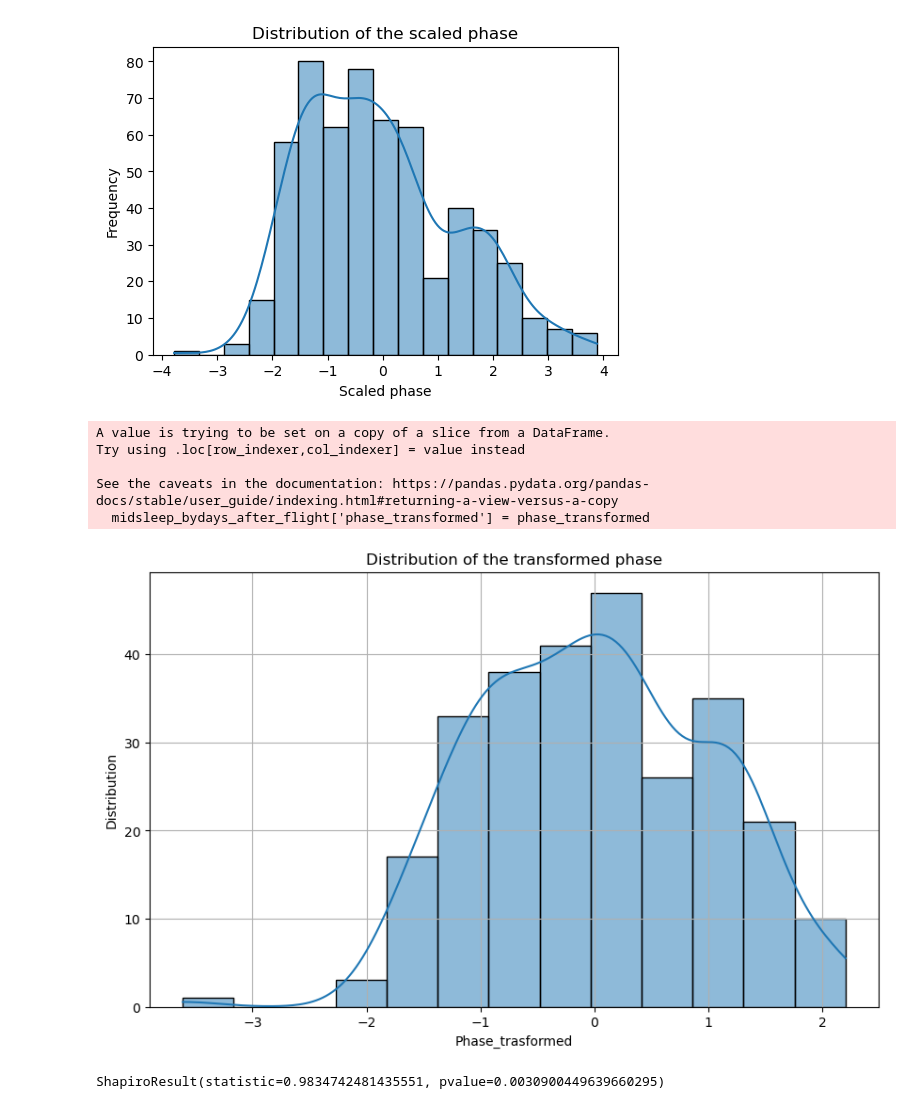
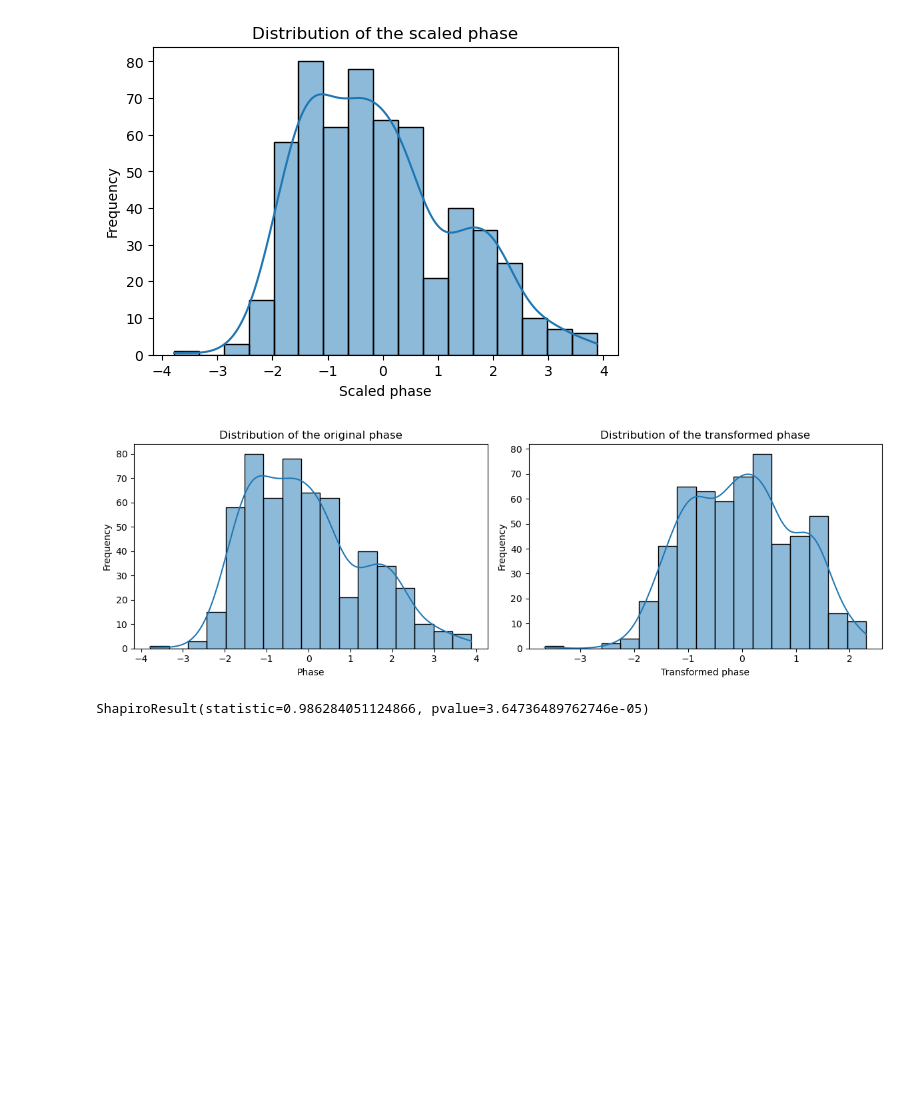
Before and after one commit to Gianluca-cnd/Case_report_uk_VS_ita, a Jupyter notebook: jetlag_UTC.ipynb, the cells around one changed output. Cells and saved outputs as stored; diff of their text form; code cells hidden in the pictures; blank space fills up the shorter version.

```diff
--- a/jetlag_UTC.ipynb
+++ b/jetlag_UTC.ipynb
@@ -1020,6 +1020,9 @@ data_phase = df.dropna(subset=['phase', 'location', 'date', 'photoperiod', 'seas
 # %%
 # location coded as 0=ITA, 1=UK
-data_phase['location'] = data_phase['location'].map({'ITA': 0, 'UK': 1})
+df['location'] = df['location'].map({'ITA': 0, 'UK': 1})
+# %%
+# add a column with the id
+df['subject'] = 1
 # %%
 # converting date to numerical values (days since the start of the observation period)
 #data_phase['date_numeric'] = (pd.to_datetime(data_phase['date']) - pd.to_datetime(data_phase['date']).min()).dt.days
@@ -1050,35 +1053,37 @@ plt.show()
 # %% [output]
 [figure]
 # %%
-phase_data = midsleep_bydays_after_flight['phase'].values.reshape(-1, 1)
+phase_data = df['phase'].values.reshape(-1, 1)
 
 # apply the Yeo-Johnson transformation
 pt = PowerTransformer(method='yeo-johnson')
 phase_transformed = pt.fit_transform(phase_data)
 # %%
 # add the transformed phase to the dataframe
-midsleep_bydays_after_flight['phase_transformed'] = phase_transformed
+df['phase_transformed'] = phase_transformed
-# %% [output]
-A value is trying to be set on a copy of a slice from a DataFrame.
-Try using .loc[row_indexer,col_indexer] = value instead
-
-See the caveats in the documentation: https://pandas.pydata.org/pandas-docs/stable/user_guide/indexing.html#returning-a-view-versus-a-copy
-  midsleep_bydays_after_flight['phase_transformed'] = phase_transformed
 # %%
-# plot the distribution of the transformed phase
-plt.figure(figsize=(10, 6))
-sns.histplot(midsleep_bydays_after_flight['phase_transformed'], kde=True)
-plt.title('Distribution of the transformed phase (h)')
-plt.xlabel('Phase_trasformed')
-plt.ylabel('Distribution')
-plt.grid(True)
+# plot the distribution of the transformed phase and the original phase
+plt.figure(figsize=(12, 4))
+plt.subplot(1, 2, 1)
+sns.histplot(df['phase'], kde=True)
+plt.title('Distribution of the original phase')
+plt.xlabel('Phase')
+plt.ylabel('Frequency')
+
+plt.subplot(1, 2, 2)
+sns.histplot(df['phase_transformed'], kde=True)
+plt.title('Distribution of the transformed phase')
+plt.xlabel('Transformed phase')
+plt.ylabel('Frequency')
+
+plt.tight_layout()
 plt.show()
 # %% [output]
-[figure, old version]
+[figure, new version]
 # %%
 # Shapiro-Wilk test
-shapiro_test = stats.shapiro(midsleep_bydays_after_flight['phase_transformed'])
+shapiro_test = stats.shapiro(df['phase_transformed'])
 shapiro_test
 # %% [output]
-ShapiroResult(statistic=0.9834742481435551, pvalue=0.0030900449639660295)
+ShapiroResult(statistic=0.986284051124866, pvalue=3.64736489762746e-05)
 # %%
```
Also changed, not shown: parts of 6 cells of this notebook.
